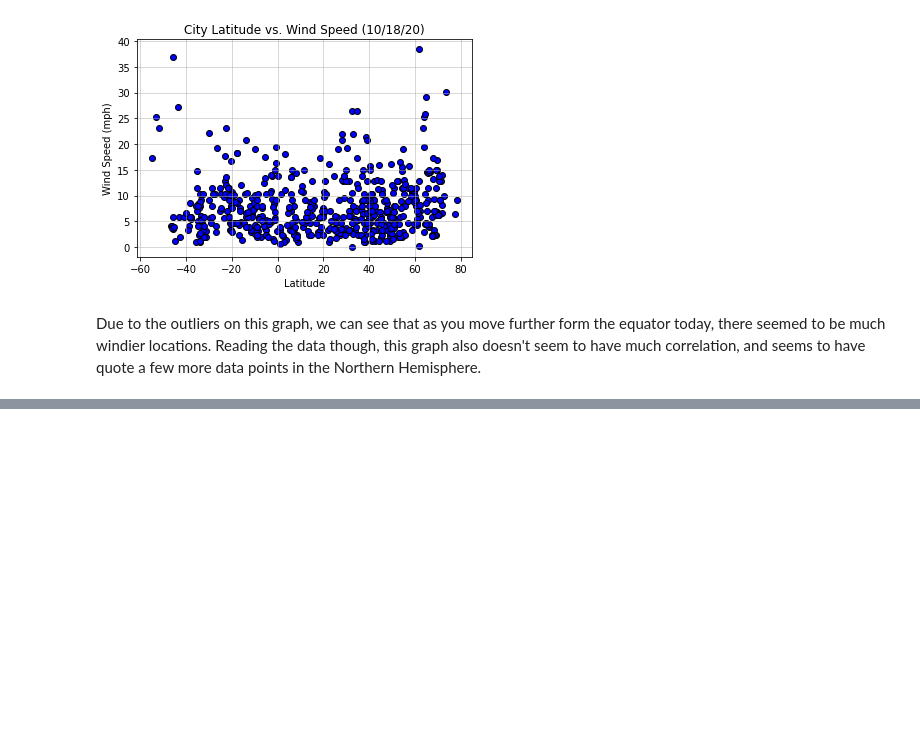
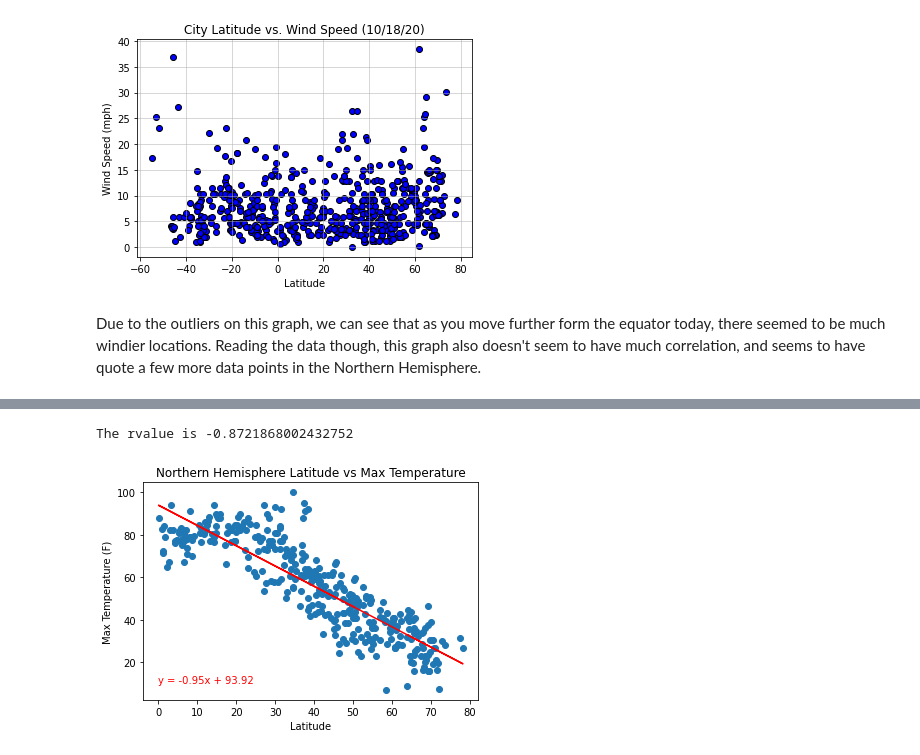
Before and after one commit to kcomalley14/python-api-challenge, a Jupyter notebook: Weatherpy/WeatherPy.ipynb, the cells around one changed output, grey strips where cells are left out. Saved outputs shown, nothing was run; the diff lists cells and outputs as text; code cells hidden in the pictures; blank space fills up the shorter version.

Commit message:
graphs linear regression

```diff
--- a/Weatherpy/WeatherPy.ipynb
+++ b/Weatherpy/WeatherPy.ipynb
@@ -242,3 +242,7 @@ plt.savefig('../output_data/lat_windspeed_graph.png')
 [figure]
 # %% [markdown]
 Due to the outliers on this graph, we can see that as you move further form the equator today, there seemed to be much windier locations. Reading the data though, this graph also doesn't seem to have much correlation, and seems to have quote a few more data points in the Northern Hemisphere.
+# %%
+# Northern and Southern Hemispheres needed for data
+northern = city_weather_df.loc[city_weather_df["Latitude"] >= 0]
+southern = city_weather_df.loc[city_weather_df["Latitude"] < 0]
@@ -244,0 +265,16 @@ Due to the outliers on this graph, we can see that as you move further form the
+# %%
+# Linear Regression Northern Hemisphere Max Temperature vs Latitude
+(slope, intercept, rvalue, pvalue, stderr) = st.linregress(northern["Latitude"], northern["Max Temperature"])
+regress_values = northern["Latitude"] * slope + intercept
+line_eq = "y = " + str(round(slope,2)) + "x + " + str(round(intercept,2))
+plt.scatter(northern["Latitude"], northern["Max Temperature"])
+plt.plot(northern["Latitude"], regress_values, "r-")
+plt.annotate(line_eq, (0, 10), fontsize=10, color='r')
+plt.ylabel('Max Temperature (F)')
+plt.xlabel('Latitude')
+plt.title('Northern Hemisphere Latitude vs Max Temperature')
+print(f'The rvalue is {rvalue}')
+plt.savefig('../output_data/northhem_maxtemp.png')
+# %% [output]
+The rvalue is -0.8721868002432752
+[figure, added]
```
Also changed, not shown: parts of 14 cells of this notebook, 8 other files.
